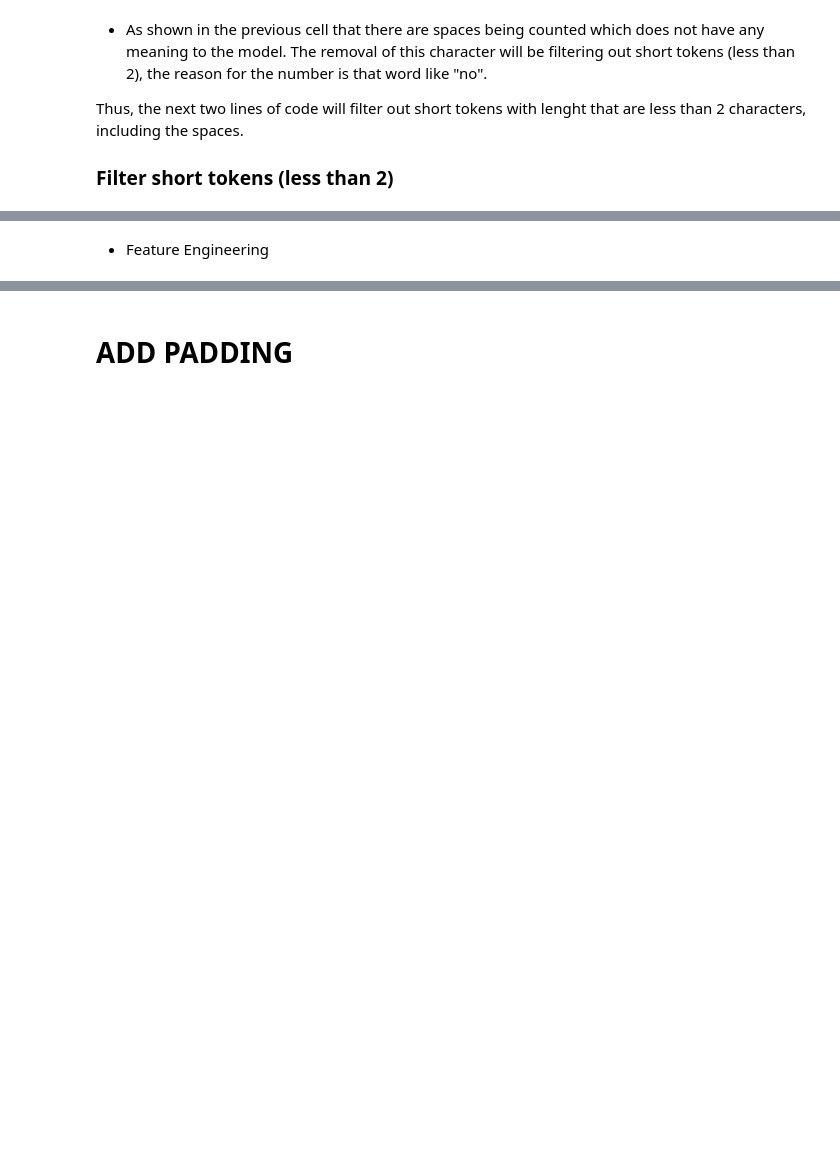
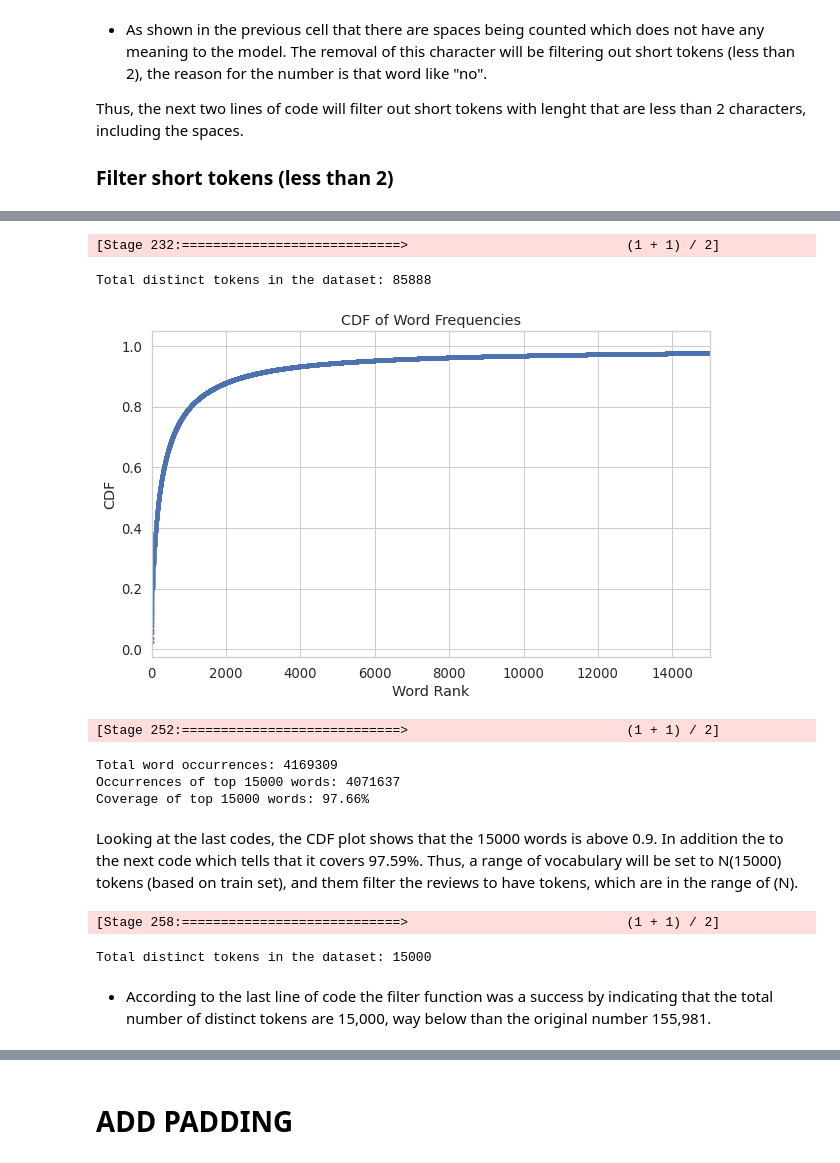
Before and after one commit to nozomu2020264/MSc---DA-C.A.-1---2nd-Semester-, a Jupyter notebook: Msc DA - CA 1 - 2nd Semester - Nozomu - 2020264.ipynb, the cells around one changed output, grey strips where cells are left out. Cells and saved outputs as stored; diff of their text form; code cells hidden in the pictures; blank space fills up the shorter version.

```diff
--- a/Msc DA - CA 1 - 2nd Semester - Nozomu - 2020264.ipynb
+++ b/Msc DA - CA 1 - 2nd Semester - Nozomu - 2020264.ipynb
@@ -795,13 +913,0 @@ word_counts_ordered.show()
-# %%
-# Convert the word counts to pandas dataframe for visualization
-word_counts_ordered = word_counts_ordered.toPandas()
-
-# Plot the word frequencies
-plt.figure(figsize=(12, 6))
-plt.plot(word_counts_ordered['count'].values)  # this plots word counts in descending order
-plt.xlabel('Words Rank')
-# Set x-axis limit
-plt.xlim(0, 1500)
-plt.ylabel('Frequency')
-plt.title('Word Frequency Distribution')
-plt.show()
@@ -845,2 +913,0 @@ plt.show()
-# %% [markdown]
-- Feature Engineering
@@ -856,0 +914,50 @@ y_test = df_test.select(["label"])
+# %%
+distinct_token_count = (df_train
+                        .select(explode(col("tokens_no_stopwords")).alias("word"))
+                        .distinct()
+                        .count())
+
+print(f"Total distinct tokens in the dataset: {distinct_token_count}")
+# %% [output]
+[Stage 232:============================>                            (1 + 1) / 2]
+Total distinct tokens in the dataset: 85888
+# %%
+# Convert the word counts to pandas dataframe for visualization
+word_counts_ordered_pd = word_counts_ordered.toPandas()
+
+# 2. Compute the cumulative sum of the word frequencies
+word_counts_ordered_pd['cumulative_freq'] = word_counts_ordered_pd['count'].cumsum()
+word_counts_ordered_pd['cumulative_freq'] /= word_counts_ordered_pd['count'].sum()  # normalize to get the CDF
+
+# 3. Plot the CDF
+plt.figure(figsize=(10, 6))
+plt.plot(word_counts_ordered_pd['cumulative_freq'], marker='.', linestyle='none')
+plt.xlabel('Word Rank')
+plt.xlim(0, 15000)
+plt.ylabel('CDF')
+plt.title('CDF of Word Frequencies')
+plt.grid(True)
+plt.show()
+# %% [output]
+[figure, added]
+# %%
+# Compute total word occurrences
+total_word_occurrences = word_counts_ordered.agg({"count": "sum"}).collect()[0][0]
+
+# Compute occurrences of top N words
+N = 15000
+top_N_word_occurrences = word_counts_ordered.limit(N).agg({"count": "sum"}).collect()[0][0]
+
+# Compute the coverage
+coverage = (top_N_word_occurrences / total_word_occurrences) * 100
+
+print("Total word occurrences:", total_word_occurrences)
+print(f"Occurrences of top {N} words:", top_N_word_occurrences)
+print(f"Coverage of top {N} words: {coverage:.2f}%")
+# %% [output]
+[Stage 252:============================>                            (1 + 1) / 2]
+Total word occurrences: 4169309
+Occurrences of top 15000 words: 4071637
+Coverage of top 15000 words: 97.66%
+# %% [markdown]
+Looking at the last codes, the CDF plot shows that the 15000 words is above 0.9. In addition the to the next code which tells that it covers 97.59%. Thus, a range of vocabulary will be set to N(15000) tokens (based on train set), and them filter the reviews to have tokens, which are in the range of (N).
@@ -856,0 +985,12 @@ y_test = df_test.select(["label"])
+# %%
+distinct_token_count = (df_train
+                        .select(explode(col("filtered_tokens")).alias("word"))
+                        .distinct()
+                        .count())
+
+print(f"Total distinct tokens in the dataset: {distinct_token_count}")
+# %% [output]
+[Stage 258:============================>                            (1 + 1) / 2]
+Total distinct tokens in the dataset: 15000
+# %% [markdown]
+- According to the last line of code the filter function was a success by indicating that the total number of distinct tokens are 15,000, way below than the original number 155,981.
```
Also changed, not shown: parts of 109 cells of this notebook.
